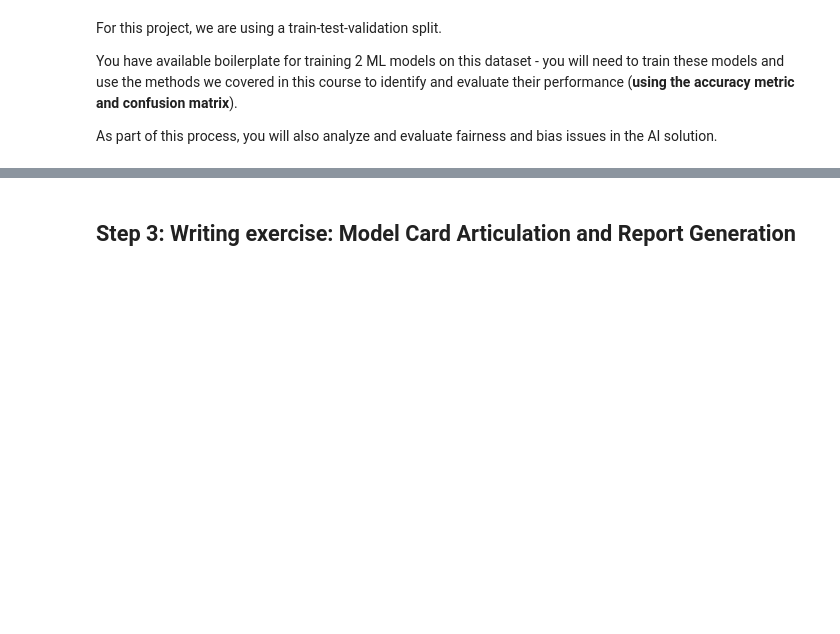
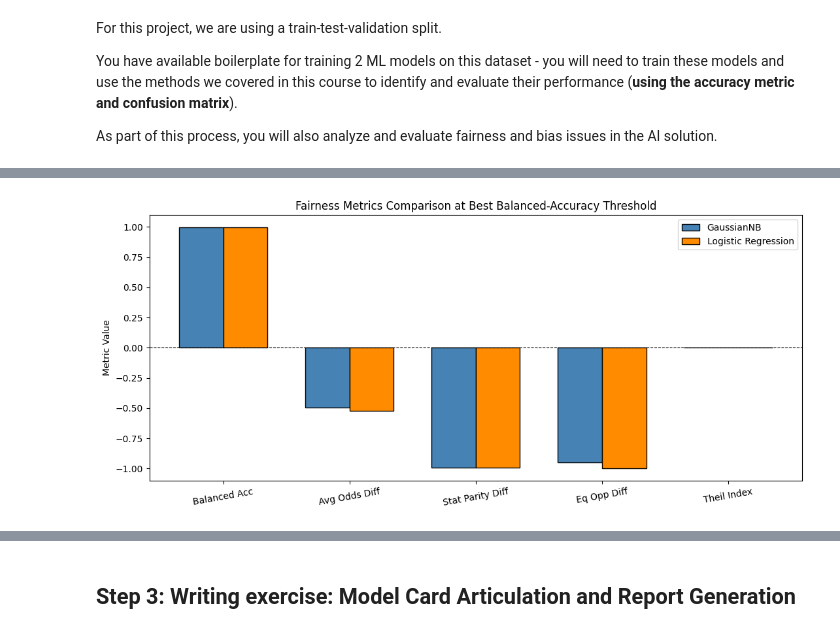
Before and after one commit to thebreadishard/udacity-idoou, a Jupyter notebook: AI Ethics Project -- STARTER.ipynb, the cells around one changed output, grey strips where cells are left out. Saved outputs shown, nothing was run; the diff lists cells and outputs as text; code cells hidden in the pictures; blank space fills up the shorter version.

```diff
--- a/AI Ethics Project -- STARTER.ipynb
+++ b/AI Ethics Project -- STARTER.ipynb
@@ -336,0 +396,37 @@ Question: Pick one of the models, Gaussian Naive Bayes classifier or Logistic Re
+# %%
+# Compare fairness metrics at each model's best balanced-accuracy threshold
+metric_names = ['Balanced Acc', 'Avg Odds Diff', 'Stat Parity Diff', 'Eq Opp Diff', 'Theil Index']
+gnb_best_idx = np.argmax(gnb_val_metrics['bal_acc'])
+lr_best_idx  = np.argmax(lr_val_metrics['bal_acc'])
+
+gnb_metric_vals = [
+    gnb_val_metrics['bal_acc'][gnb_best_idx],
+    gnb_val_metrics['avg_odds_diff'][gnb_best_idx],
+    gnb_val_metrics['stat_par_diff'][gnb_best_idx],
+    gnb_val_metrics['eq_opp_diff'][gnb_best_idx],
+    gnb_val_metrics['theil_ind'][gnb_best_idx],
+]
+lr_metric_vals = [
+    lr_val_metrics['bal_acc'][lr_best_idx],
+    lr_val_metrics['avg_odds_diff'][lr_best_idx],
+    lr_val_metrics['stat_par_diff'][lr_best_idx],
+    lr_val_metrics['eq_opp_diff'][lr_best_idx],
+    lr_val_metrics['theil_ind'][lr_best_idx],
+]
+
+x = np.arange(len(metric_names))
+width = 0.35
+
+fig, ax = plt.subplots(figsize=(11, 5))
+ax.bar(x - width / 2, gnb_metric_vals, width, label='GaussianNB', color='steelblue', edgecolor='black')
+ax.bar(x + width / 2, lr_metric_vals,  width, label='Logistic Regression', color='darkorange', edgecolor='black')
+ax.axhline(0, color='black', linewidth=0.8, linestyle='--')
+ax.set_xticks(x)
+ax.set_xticklabels(metric_names, rotation=10)
+ax.set_ylabel('Metric Value')
+ax.set_title('Fairness Metrics Comparison at Best Balanced-Accuracy Threshold')
+ax.legend()
+plt.tight_layout()
+plt.show()
+# %% [output]
+[figure, added]
```
Also changed, not shown: parts of 13 cells of this notebook.
